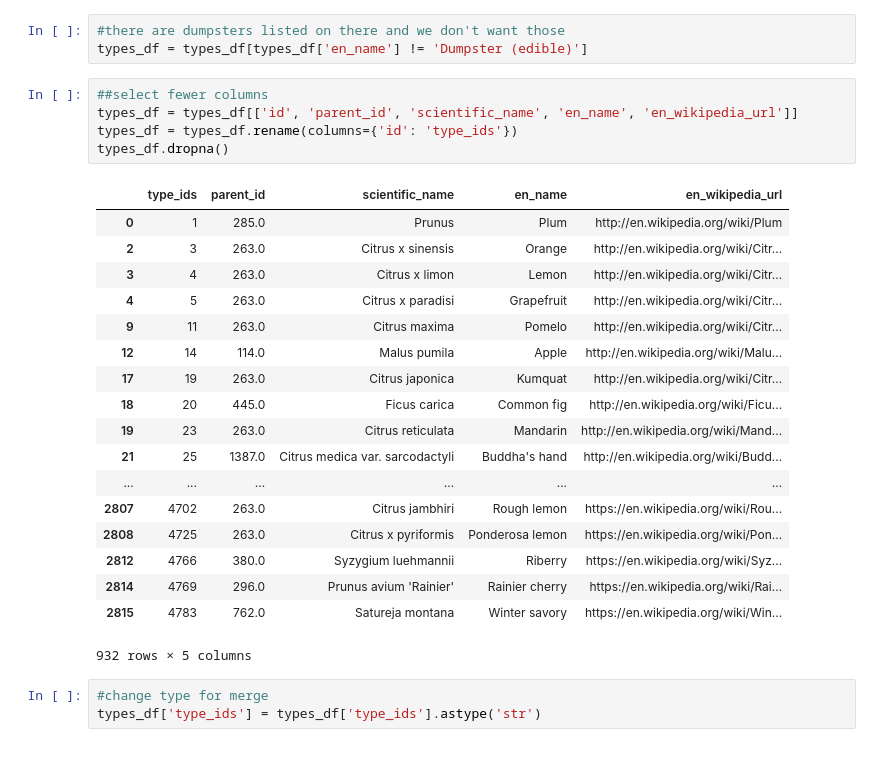
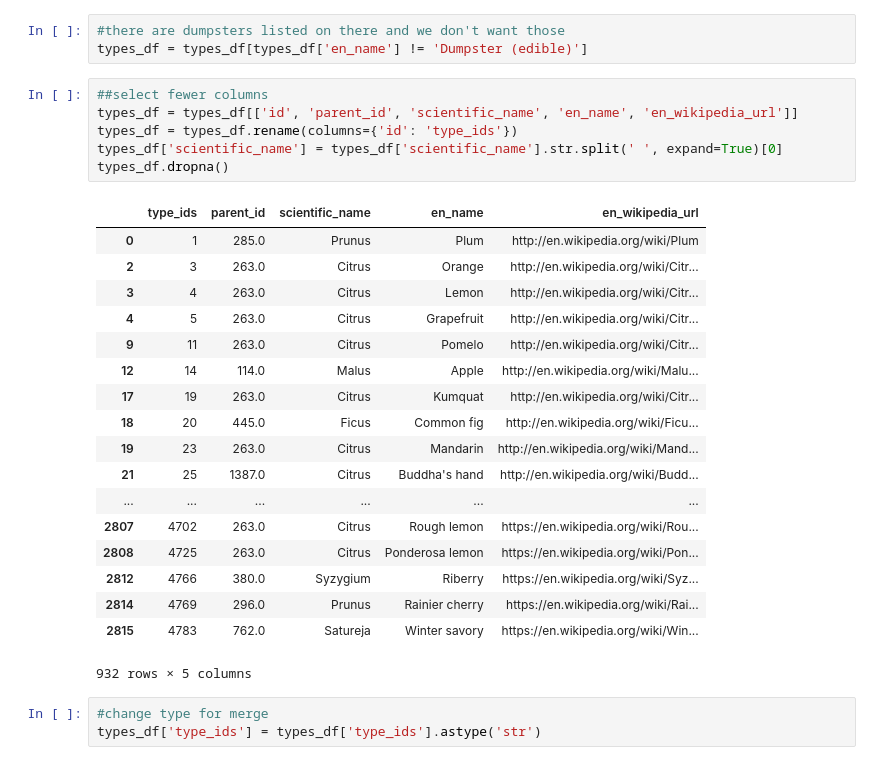
Before and after one commit to ferozumair786/UTDS-ML-Project, a Jupyter notebook: data2machinelearning.ipynb, the cells around one changed output. Saved outputs shown, nothing was run; the diff lists cells and outputs as text.

```diff
--- a/data2machinelearning.ipynb
+++ b/data2machinelearning.ipynb
@@ -49,26 +49,27 @@ types_df = types_df[types_df['en_name'] != 'Dumpster (edible)']
 # %%
 ##select fewer columns
 types_df = types_df[['id', 'parent_id', 'scientific_name', 'en_name', 'en_wikipedia_url']]
 types_df = types_df.rename(columns={'id': 'type_ids'})
+types_df['scientific_name'] = types_df['scientific_name'].str.split(' ', expand=True)[0]
 types_df.dropna()
 # %% [output]
 |  | type_ids | parent_id | scientific_name | en_name | en_wikipedia_url |
 | 0 | 1 | 285.0 | Prunus | Plum | http://en.wikipedia.org/wiki/Plum |
-| 2 | 3 | 263.0 | Citrus x sinensis | Orange | http://en.wikipedia.org/wiki/Citr... |
-| 3 | 4 | 263.0 | Citrus x limon | Lemon | http://en.wikipedia.org/wiki/Citr... |
-| 4 | 5 | 263.0 | Citrus x paradisi | Grapefruit | http://en.wikipedia.org/wiki/Citr... |
-| 9 | 11 | 263.0 | Citrus maxima | Pomelo | http://en.wikipedia.org/wiki/Citr... |
-| 12 | 14 | 114.0 | Malus pumila | Apple | http://en.wikipedia.org/wiki/Malu... |
-| 17 | 19 | 263.0 | Citrus japonica | Kumquat | http://en.wikipedia.org/wiki/Citr... |
-| 18 | 20 | 445.0 | Ficus carica | Common fig | http://en.wikipedia.org/wiki/Ficu... |
-| 19 | 23 | 263.0 | Citrus reticulata | Mandarin | http://en.wikipedia.org/wiki/Mand... |
-| 21 | 25 | 1387.0 | Citrus medica var. sarcodactyli | Buddha's hand | http://en.wikipedia.org/wiki/Budd... |
+| 2 | 3 | 263.0 | Citrus | Orange | http://en.wikipedia.org/wiki/Citr... |
+| 3 | 4 | 263.0 | Citrus | Lemon | http://en.wikipedia.org/wiki/Citr... |
+| 4 | 5 | 263.0 | Citrus | Grapefruit | http://en.wikipedia.org/wiki/Citr... |
+| 9 | 11 | 263.0 | Citrus | Pomelo | http://en.wikipedia.org/wiki/Citr... |
+| 12 | 14 | 114.0 | Malus | Apple | http://en.wikipedia.org/wiki/Malu... |
+| 17 | 19 | 263.0 | Citrus | Kumquat | http://en.wikipedia.org/wiki/Citr... |
+| 18 | 20 | 445.0 | Ficus | Common fig | http://en.wikipedia.org/wiki/Ficu... |
+| 19 | 23 | 263.0 | Citrus | Mandarin | http://en.wikipedia.org/wiki/Mand... |
+| 21 | 25 | 1387.0 | Citrus | Buddha's hand | http://en.wikipedia.org/wiki/Budd... |
 | ... | ... | ... | ... | ... | ... |
-| 2807 | 4702 | 263.0 | Citrus jambhiri | Rough lemon | https://en.wikipedia.org/wiki/Rou... |
-| 2808 | 4725 | 263.0 | Citrus x pyriformis | Ponderosa lemon | https://en.wikipedia.org/wiki/Pon... |
-| 2812 | 4766 | 380.0 | Syzygium luehmannii | Riberry | https://en.wikipedia.org/wiki/Syz... |
-| 2814 | 4769 | 296.0 | Prunus avium 'Rainier' | Rainier cherry | https://en.wikipedia.org/wiki/Rai... |
-| 2815 | 4783 | 762.0 | Satureja montana | Winter savory | https://en.wikipedia.org/wiki/Win... |
+| 2807 | 4702 | 263.0 | Citrus | Rough lemon | https://en.wikipedia.org/wiki/Rou... |
+| 2808 | 4725 | 263.0 | Citrus | Ponderosa lemon | https://en.wikipedia.org/wiki/Pon... |
+| 2812 | 4766 | 380.0 | Syzygium | Riberry | https://en.wikipedia.org/wiki/Syz... |
+| 2814 | 4769 | 296.0 | Prunus | Rainier cherry | https://en.wikipedia.org/wiki/Rai... |
+| 2815 | 4783 | 762.0 | Satureja | Winter savory | https://en.wikipedia.org/wiki/Win... |
 932 rows × 5 columns
 # %%
 #change type for merge
```
Also changed, not shown: parts of 30 cells of this notebook, 5 other files.
